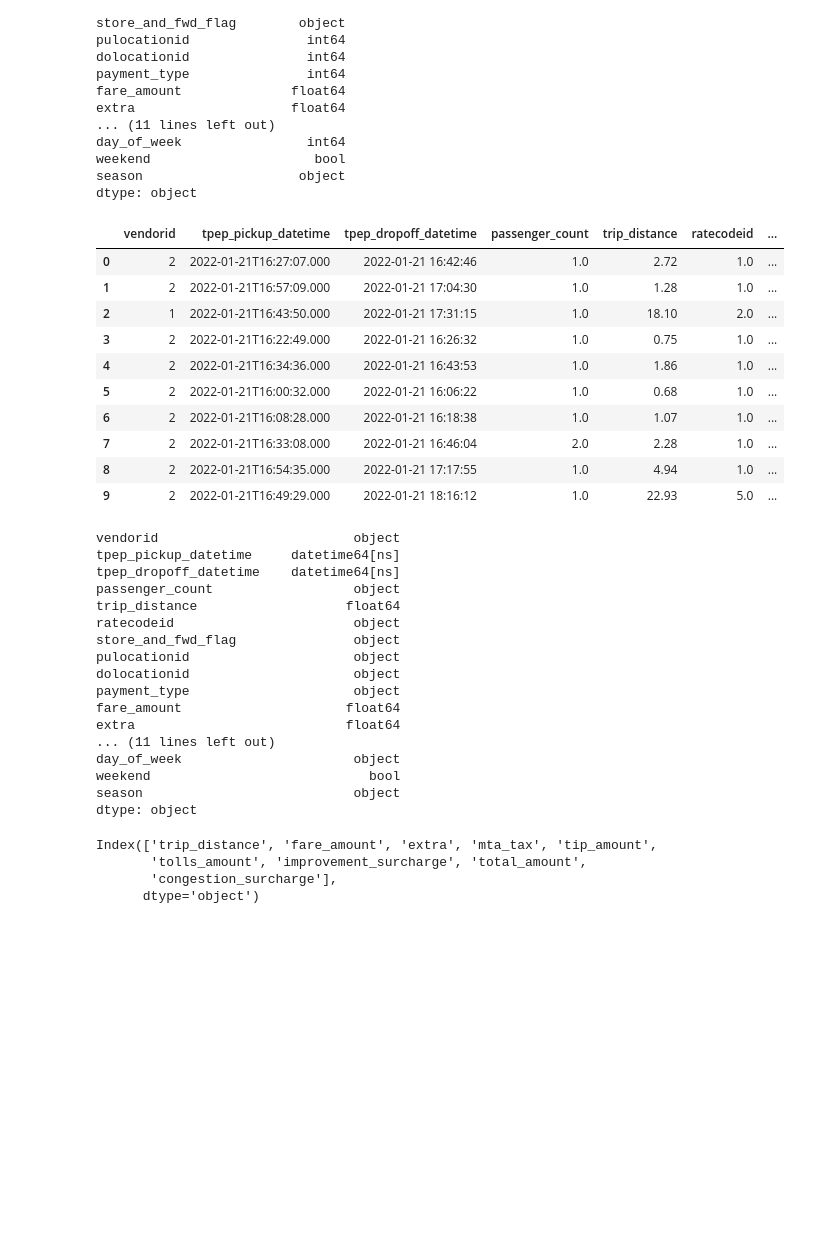
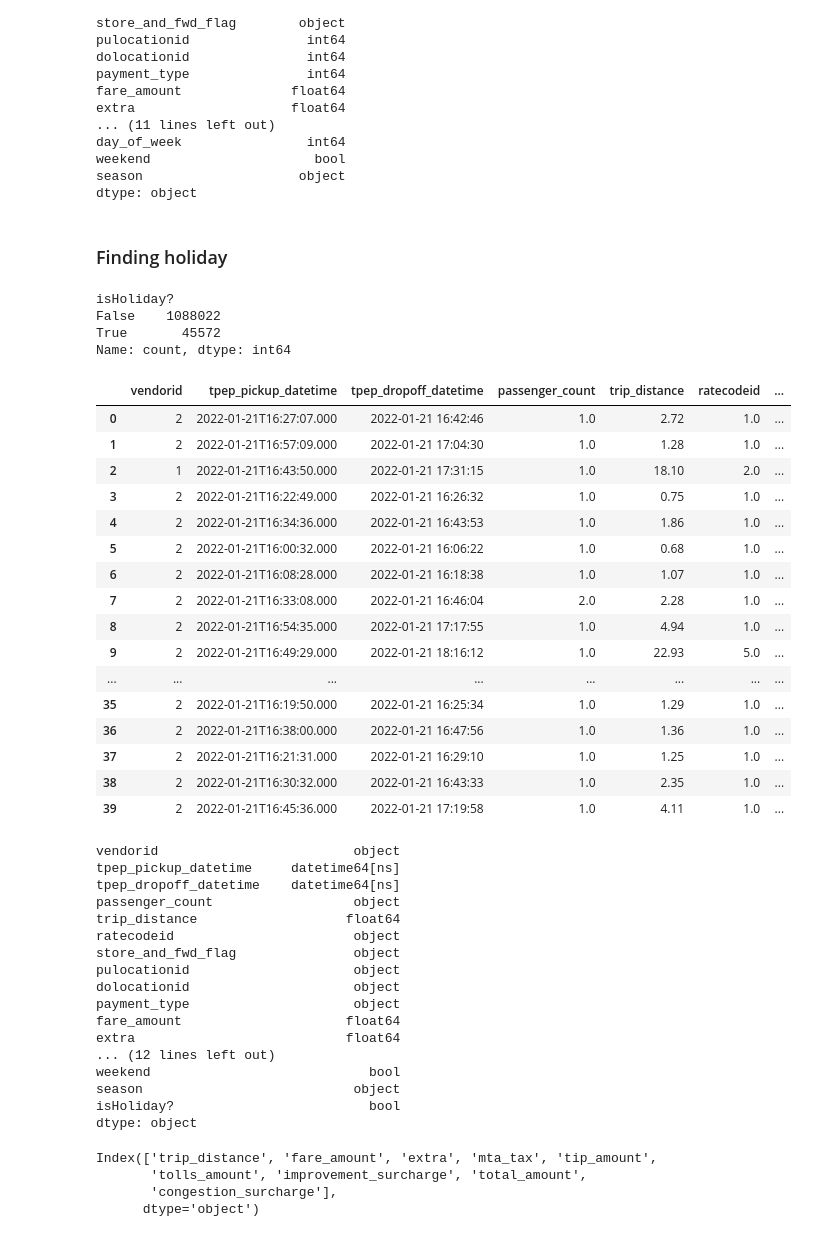
Before and after one commit to shalineraghupathy/comp47360, a Jupyter notebook: Data_cleaning/yellow_taxi/yellow_taxi_cleaning.ipynb, the cells around one changed output. Cells and saved outputs as stored; diff of their text form; code cells hidden in the pictures; blank space fills up the shorter version.

Commit message:
update yellow_taxi features engineered

```diff
--- a/Data_cleaning/yellow_taxi/yellow_taxi_cleaning.ipynb
+++ b/Data_cleaning/yellow_taxi/yellow_taxi_cleaning.ipynb
@@ -35,20 +35,41 @@ day_of_week                int64
 weekend                     bool
 season                    object
 dtype: object
+# %% [markdown]
+### Finding holiday
+# %%
+from holidays import country_holidays
+# For a specific subdivisions (e.g. state or province):
+NYC_holidays = country_holidays('US', subdiv='NY')
+
+yellow_taxi_df['isHoliday?'] = yellow_taxi_df['tpep_dropoff_datetime'].apply(lambda x:x in NYC_holidays)
+# %%
+yellow_taxi_df['isHoliday?'].value_counts()
+# %% [output]
+isHoliday?
+False    1088022
+True       45572
+Name: count, dtype: int64
 # %%
-yellow_taxi_df.head(10)
+yellow_taxi_df.head(40)
 # %% [output]
 |  | vendorid | tpep_pickup_datetime | tpep_dropoff_datetime | passenger_count | trip_distance | ratecodeid | ... |
 | 0 | 2 | 2022-01-21T16:27:07.000 | 2022-01-21 16:42:46 | 1.0 | 2.72 | 1.0 | ... |
 | 1 | 2 | 2022-01-21T16:57:09.000 | 2022-01-21 17:04:30 | 1.0 | 1.28 | 1.0 | ... |
 | 2 | 1 | 2022-01-21T16:43:50.000 | 2022-01-21 17:31:15 | 1.0 | 18.10 | 2.0 | ... |
 | 3 | 2 | 2022-01-21T16:22:49.000 | 2022-01-21 16:26:32 | 1.0 | 0.75 | 1.0 | ... |
 | 4 | 2 | 2022-01-21T16:34:36.000 | 2022-01-21 16:43:53 | 1.0 | 1.86 | 1.0 | ... |
 | 5 | 2 | 2022-01-21T16:00:32.000 | 2022-01-21 16:06:22 | 1.0 | 0.68 | 1.0 | ... |
 | 6 | 2 | 2022-01-21T16:08:28.000 | 2022-01-21 16:18:38 | 1.0 | 1.07 | 1.0 | ... |
 | 7 | 2 | 2022-01-21T16:33:08.000 | 2022-01-21 16:46:04 | 2.0 | 2.28 | 1.0 | ... |
 | 8 | 2 | 2022-01-21T16:54:35.000 | 2022-01-21 17:17:55 | 1.0 | 4.94 | 1.0 | ... |
 | 9 | 2 | 2022-01-21T16:49:29.000 | 2022-01-21 18:16:12 | 1.0 | 22.93 | 5.0 | ... |
+| ... | ... | ... | ... | ... | ... | ... | ... |
+| 35 | 2 | 2022-01-21T16:19:50.000 | 2022-01-21 16:25:34 | 1.0 | 1.29 | 1.0 | ... |
+| 36 | 2 | 2022-01-21T16:38:00.000 | 2022-01-21 16:47:56 | 1.0 | 1.36 | 1.0 | ... |
+| 37 | 2 | 2022-01-21T16:21:31.000 | 2022-01-21 16:29:10 | 1.0 | 1.25 | 1.0 | ... |
+| 38 | 2 | 2022-01-21T16:30:32.000 | 2022-01-21 16:43:33 | 1.0 | 2.35 | 1.0 | ... |
+| 39 | 2 | 2022-01-21T16:45:36.000 | 2022-01-21 17:19:58 | 1.0 | 4.11 | 1.0 | ... |
 # %%
 category_columns= ['year','month','day','hour','day_of_week','passenger_count','vendorid','ratecodeid','pulocationid','dolocationid','payment_type','airport_fee']
 for x in category_columns:
@@ -71,10 +92,10 @@ dolocationid                     object
 payment_type                     object
 fare_amount                     float64
 extra                           float64
-... (11 lines left out)
-day_of_week                      object
+... (12 lines left out)
 weekend                            bool
 season                           object
+isHoliday?                         bool
 dtype: object
 # %%
 #collecting numeric features
```
Also changed, not shown: parts of 24 cells of this notebook.
